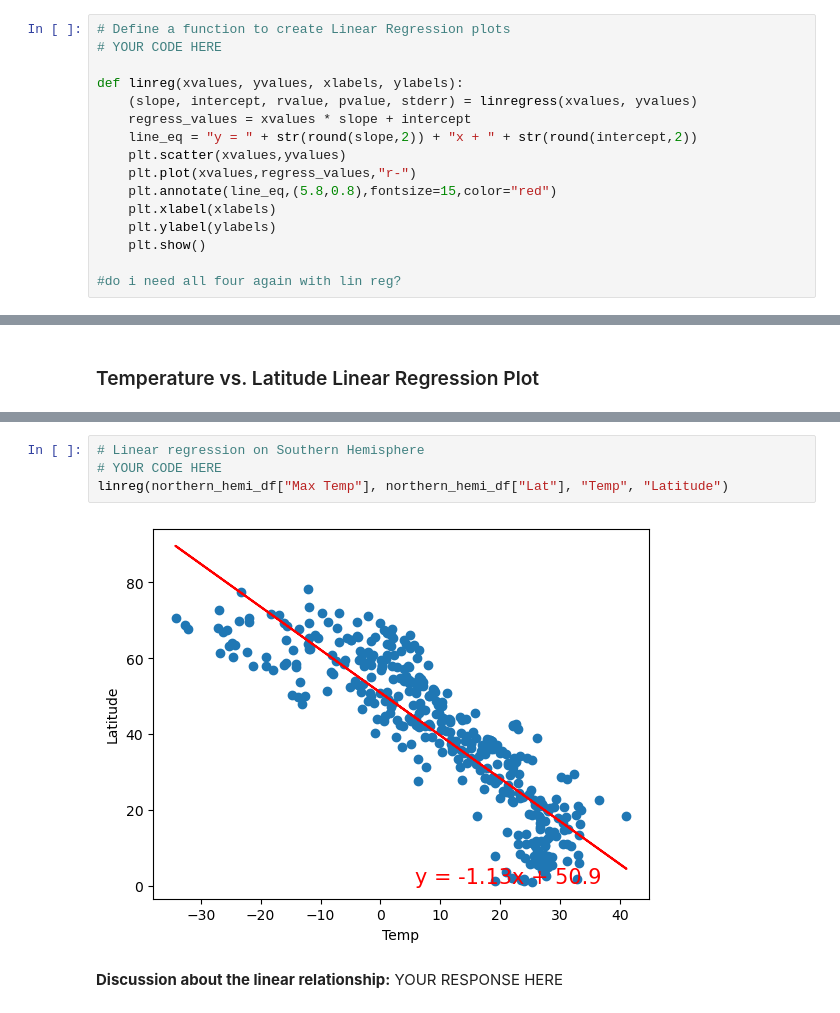
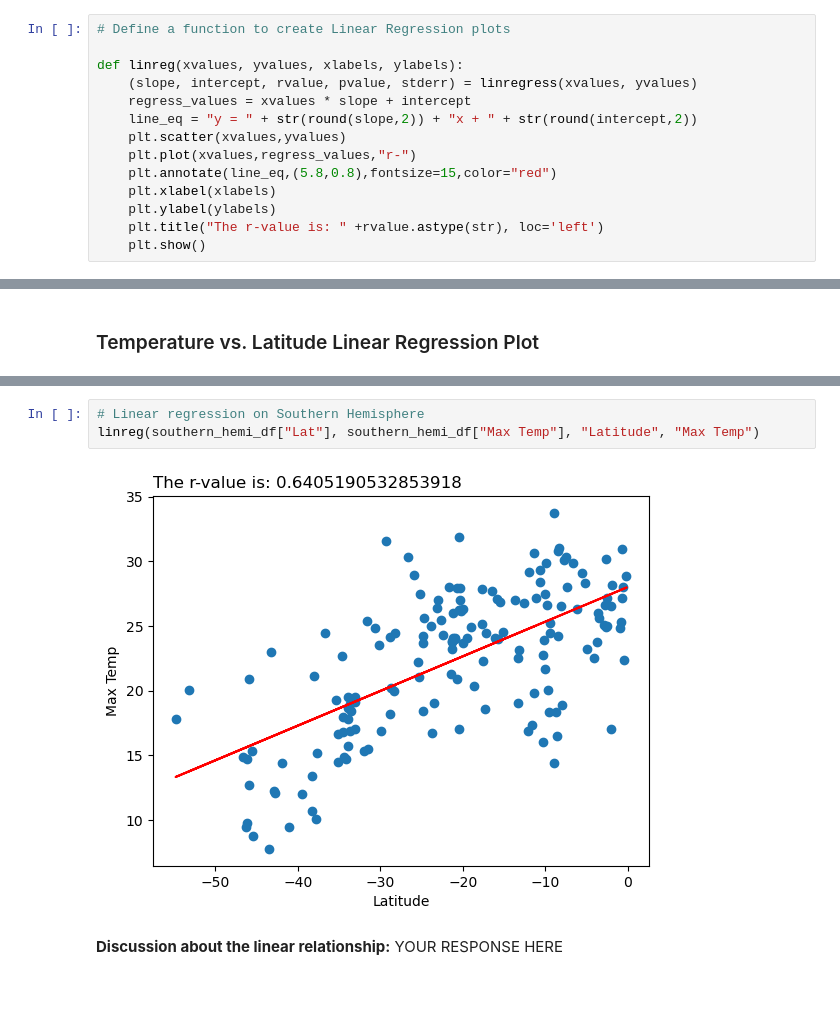
Before and after one commit to incognito20/python-api-challenge, a Jupyter notebook: WeatherPy/WeatherPy.ipynb, the cells around one changed output, grey strips where cells are left out. Saved outputs shown, nothing was run; the diff lists cells and outputs as text.

```diff
--- a/WeatherPy/WeatherPy.ipynb
+++ b/WeatherPy/WeatherPy.ipynb
@@ -295,7 +268,6 @@ plt.show()
 ## Requirement 2: Compute Linear Regression for Each Relationship
 # %%
 # Define a function to create Linear Regression plots
-# YOUR CODE HERE
 
 def linreg(xvalues, yvalues, xlabels, ylabels):
     (slope, intercept, rvalue, pvalue, stderr) = linregress(xvalues, yvalues)
@@ -306,8 +278,7 @@ def linreg(xvalues, yvalues, xlabels, ylabels):
     plt.annotate(line_eq,(5.8,0.8),fontsize=15,color="red")
     plt.xlabel(xlabels)
     plt.ylabel(ylabels)
+    plt.title("The r-value is: " +rvalue.astype(str), loc='left')
     plt.show()
-
-#do i need all four again with lin reg?
 # %%
 # Create a DataFrame with the Northern Hemisphere data (Latitude >= 0)
@@ -348,9 +316,8 @@ linreg(northern_hemi_df["Max Temp"], northern_hemi_df["Lat"], "Temp", "Latitude"
 # %%
 # Linear regression on Southern Hemisphere
-# YOUR CODE HERE
-linreg(northern_hemi_df["Max Temp"], northern_hemi_df["Lat"], "Temp", "Latitude")
+linreg(southern_hemi_df["Lat"], southern_hemi_df["Max Temp"], "Latitude", "Max Temp")
 # %% [output]
-[figure, old version]
+[figure, new version]
 # %% [markdown]
 **Discussion about the linear relationship:** YOUR RESPONSE HERE
 # %% [markdown]
```
Also changed, not shown: parts of 20 cells of this notebook, 6 other files.
